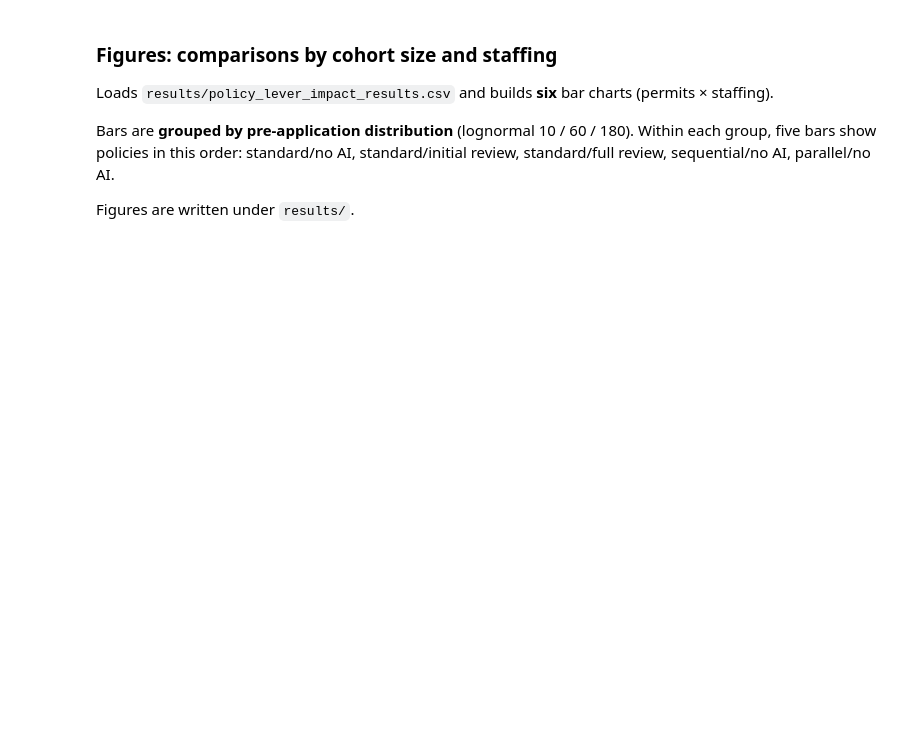
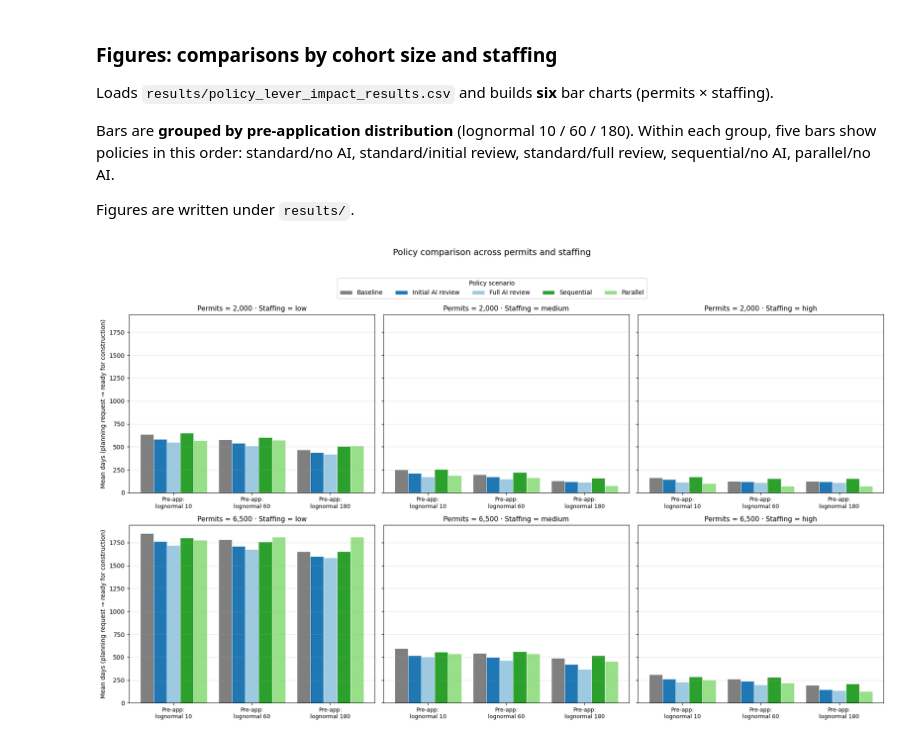
Before and after one commit to MIT-HSCL/permitting-model, a Jupyter notebook: policy_lever_impact_analysis.ipynb, the cells around one changed output. Drawn from its saved outputs; the diff is of its cells as text; code cells hidden in the pictures; blank space fills up the shorter version.

```diff
--- a/policy_lever_impact_analysis.ipynb
+++ b/policy_lever_impact_analysis.ipynb
@@ -256,11 +348,11 @@ RESULTS_CSV = Path("results") / "policy_lever_impact_results.csv"
 df_plot = pd.read_csv(RESULTS_CSV)
 
 POLICY_ROWS = [
-    ("standard", "none", "Standard / no AI"),
-    ("standard", "initial_check", "Standard / initial review"),
-    ("standard", "full_review", "Standard / full review"),
-    ("sequential", "none", "Sequential / no AI"),
-    ("parallel", "none", "Parallel / no AI"),
+    ("standard", "none", "Baseline"),
+    ("standard", "initial_check", "Initial AI review"),
+    ("standard", "full_review", "Full AI review"),
+    ("sequential", "none", "Sequential"),
+    ("parallel", "none", "Parallel"),
 ]
 PRE_APP_LEVELS = ["lognormal_10", "lognormal_60", "lognormal_180"]
 PRE_APP_LABELS = {
@@ -270,56 +362,82 @@ PRE_APP_LABELS = {
 }
 
 policy_colors = [
-    "#d62728",  # Standard / no AI (red)
-    "#ff7f0e",  # Standard / initial review (orange)
-    "#f2c300",  # Standard / full review (yellow)
-    "#2ca02c",  # Sequential / no AI (green)
-    "#1f77b4",  # Parallel / no AI (blue)
+    "#7f7f7f",  # Baseline (neutral gray)
+    "#1f77b4",  # Initial AI review (blue)
+    "#9ecae1",  # Full AI review (light blue)
+    "#2ca02c",  # Sequential (green)
+    "#98df8a",  # Parallel (light green)
 ]
 
 results_dir = Path("results")
 results_dir.mkdir(parents=True, exist_ok=True)
 
-for num_permits in sorted(df_plot["num_permits"].unique()):
-    for staffing in ["low", "medium", "high"]:
+permit_levels = sorted(df_plot["num_permits"].unique())
+staffing_levels = ["low", "medium", "high"]
+
+n_policies = len(POLICY_ROWS)
+n_groups = len(PRE_APP_LEVELS)
+x = np.arange(n_groups)
+total_width = 0.85
+bar_width = total_width / n_policies
+
+fig, axes = plt.subplots(
+    nrows=len(permit_levels),
+    ncols=len(staffing_levels),
+    figsize=(18, 10),
+    sharey=True,
+)
+
+for r, num_permits in enumerate(permit_levels):
+    for c, staffing in enumerate(staffing_levels):
+        ax = axes[r, c]
         subset = df_plot[
             (df_plot["num_permits"] == num_permits)
             & (df_plot["staffing_scenario"] == staffing)
             & (df_plot["pre_application_distribution"].isin(PRE_APP_LEVELS))
         ]
 
-        n_policies = len(POLICY_ROWS)
-        n_groups = len(PRE_APP_LEVELS)
-        x = np.arange(n_groups)
-        total_width = 0.85
-        bar_width = total_width / n_policies
-
-        fig, ax = plt.subplots(figsize=(11, 5.5))
         for i, (seq, ai, policy_label) in enumerate(POLICY_ROWS):
             heights = []
             for pre in PRE_APP_LEVELS:
                 row = subset[
                     (subset["sequential"] == seq)
                     & (subset["ai_review"] == ai)
                     & (subset["pre_application_distribution"] == pre)
                 ]
                 if len(row) != 1:
                     raise ValueError(
                         f"Expected 1 row for permits={num_permits}, staffing={staffing}, "
                         f"pre={pre}, sequential={seq}, ai={ai}; got {len(row)}"
                     )
                 heights.append(float(row["application_to_ready_mean_days"].iloc[0]))
             offset = bar_width * (i - (n_policies - 1) / 2)
-            ax.bar(x + offset, heights, bar_width, label=policy_label, color=policy_colors[i], edgecolor="white", linewidth=0.6)
+            ax.bar(
+                x + offset,
+                heights,
+                bar_width,
+                label=policy_label,
+                color=policy_colors[i],
+                edgecolor="white",
+                linewidth=0.6,
+            )
 
         ax.set_xticks(x)
-        ax.set_xticklabels([PRE_APP_LABELS[p] for p in PRE_APP_LEVELS], fontsize=10)
-        ax.set_ylabel("Mean days (planning request → ready for construction)")
-        ax.set_title(f"Permits = {num_permits:,} · Staffing = {staffing}")
-        ax.legend(title="Policy scenario", bbox_to_anchor=(1.02, 1), loc="upper left", fontsize=8)
+        ax.set_xticklabels([PRE_APP_LABELS[p] for p in PRE_APP_LEVELS], fontsize=13)
+        ax.tick_params(axis="y", labelsize=12)
+        ax.set_title(f"Permits = {num_permits:,} · Staffing = {staffing}", fontsize=15)
         ax.grid(axis="y", alpha=0.3)
-        plt.tight_layout()
-        out_path = results_dir / f"app_to_ready_policy_comparison_permits{num_permits}_staffing_{staffing}.png"
-        fig.savefig(out_path, dpi=150, bbox_inches="tight")
-        plt.show()
-        print(out_path)
+        if c == 0:
+            ax.set_ylabel("Mean days (planning request → ready for construction)", fontsize=14)
+
+handles, labels = axes[0, 0].get_legend_handles_labels()
+fig.legend(handles, labels, title="Policy scenario", loc="upper center", ncol=5, bbox_to_anchor=(0.5, 1.02), fontsize=13, title_fontsize=14)
+fig.suptitle("Policy comparison across permits and staffing", fontsize=18, y=1.08)
+plt.tight_layout()
+
+out_path = results_dir / "app_to_ready_policy_comparison_all_panels.png"
+fig.savefig(out_path, dpi=150, bbox_inches="tight")
+plt.show()
+print(out_path)
+# %% [output]
+[figure, added]
```
Also changed, not shown: parts of 6 cells of this notebook, 5 other files.
